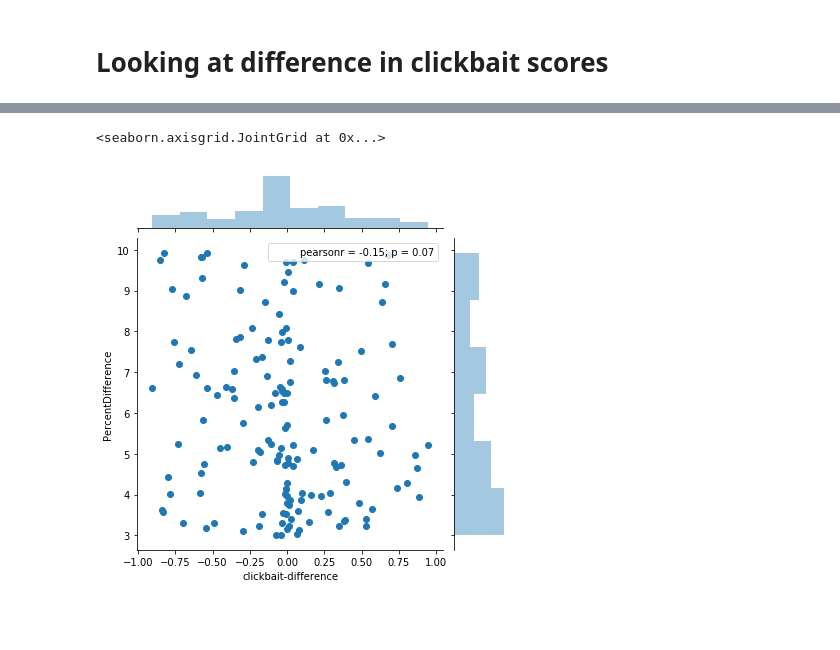
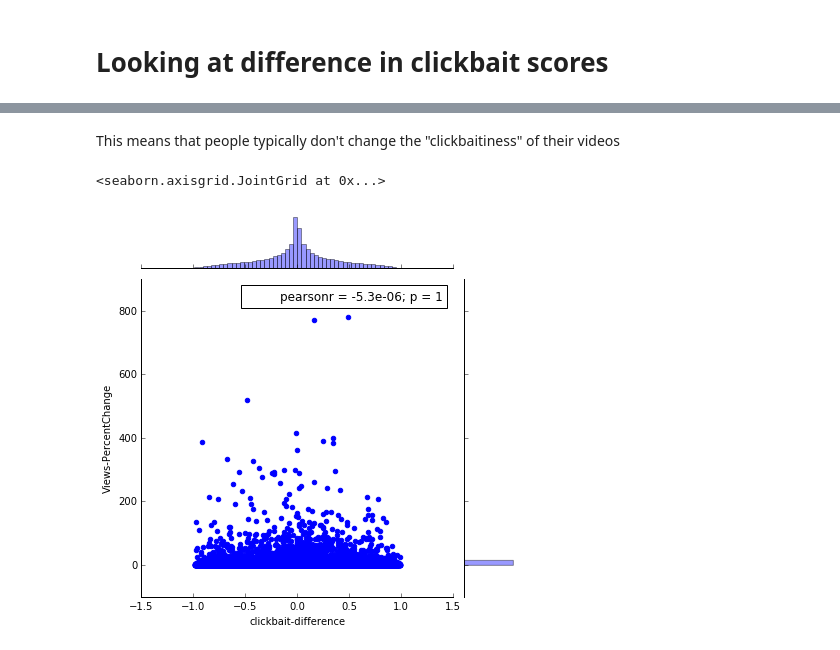
Before and after one commit to allenwang28/YouTube-Virality-Predictor, a Jupyter notebook: notebooks/Data Exploration - Time Based.ipynb, the cells around one changed output, grey strips where cells are left out. Cells and saved outputs as stored; diff of their text form; code cells hidden in the pictures; blank space fills up the shorter version.

```diff
--- a/notebooks/Data Exploration - Time Based.ipynb
+++ b/notebooks/Data Exploration - Time Based.ipynb
@@ -130,8 +97,7 @@ sns.jointplot(df_t['clickbait-difference'], df_t['PercentDifference'])
-# %%
-top_k = top_k_percentile_views_mask(df, 1)
-percent_diff_mask = (df['PercentDifference'] < 10) & (df['PercentDifference'] > 3)
-df_t = df[percent_diff_mask & top_k]
-sns.jointplot(df_t['clickbait-difference'], df_t['PercentDifference'])
-# %% [output]
-<seaborn.axisgrid.JointGrid at 0x...>
-[figure, removed]
+# %% [markdown]
+This means that people typically don't change the "clickbaitiness" of their videos
+# %%
+sns.jointplot(df['clickbait-difference'], df['Views-PercentChange'])
+# %% [output]
+<seaborn.axisgrid.JointGrid at 0x...>
+[figure, added]
```
Also changed, not shown: parts of 42 cells of this notebook.
